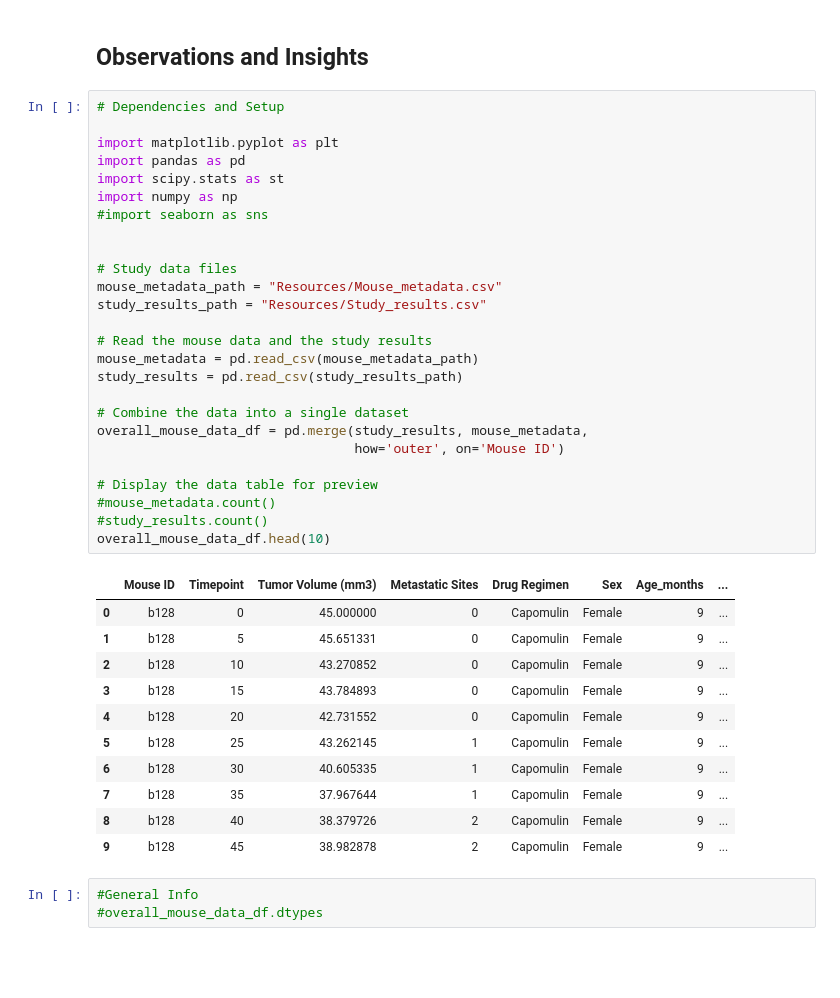
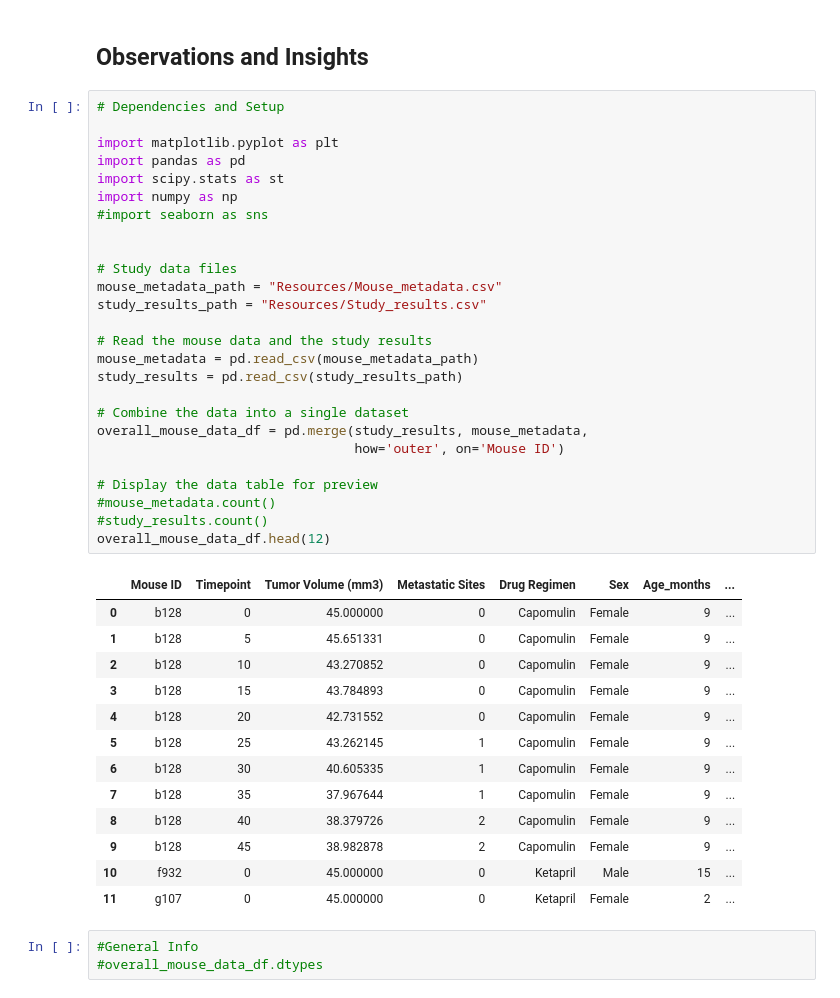
Before and after one commit to rmaher314/HW5_Matplotlib, a Jupyter notebook: pymaceuticals_starter.ipynb, the cells around one changed output. Cells and saved outputs as stored; diff of their text form; blank space fills up the shorter version.

```diff
--- a/pymaceuticals_starter.ipynb
+++ b/pymaceuticals_starter.ipynb
@@ -10,34 +10,36 @@ import numpy as np
 #import seaborn as sns
 
 
 # Study data files
 mouse_metadata_path = "Resources/Mouse_metadata.csv"
 study_results_path = "Resources/Study_results.csv"
 
 # Read the mouse data and the study results
 mouse_metadata = pd.read_csv(mouse_metadata_path)
 study_results = pd.read_csv(study_results_path)
 
 # Combine the data into a single dataset
 overall_mouse_data_df = pd.merge(study_results, mouse_metadata,
                                  how='outer', on='Mouse ID')
 
 # Display the data table for preview
 #mouse_metadata.count()
 #study_results.count()
-overall_mouse_data_df.head(10)
+overall_mouse_data_df.head(12)
 # %% [output]
 |  | Mouse ID | Timepoint | Tumor Volume (mm3) | Metastatic Sites | Drug Regimen | Sex | Age_months | ... |
 | 0 | b128 | 0 | 45.000000 | 0 | Capomulin | Female | 9 | ... |
 | 1 | b128 | 5 | 45.651331 | 0 | Capomulin | Female | 9 | ... |
 | 2 | b128 | 10 | 43.270852 | 0 | Capomulin | Female | 9 | ... |
 | 3 | b128 | 15 | 43.784893 | 0 | Capomulin | Female | 9 | ... |
 | 4 | b128 | 20 | 42.731552 | 0 | Capomulin | Female | 9 | ... |
 | 5 | b128 | 25 | 43.262145 | 1 | Capomulin | Female | 9 | ... |
 | 6 | b128 | 30 | 40.605335 | 1 | Capomulin | Female | 9 | ... |
 | 7 | b128 | 35 | 37.967644 | 1 | Capomulin | Female | 9 | ... |
 | 8 | b128 | 40 | 38.379726 | 2 | Capomulin | Female | 9 | ... |
 | 9 | b128 | 45 | 38.982878 | 2 | Capomulin | Female | 9 | ... |
+| 10 | f932 | 0 | 45.000000 | 0 | Ketapril | Male | 15 | ... |
+| 11 | g107 | 0 | 45.000000 | 0 | Ketapril | Female | 2 | ... |
 # %%
 #General Info
 #overall_mouse_data_df.dtypes
```
Also changed, not shown: parts of 7 cells of this notebook.
